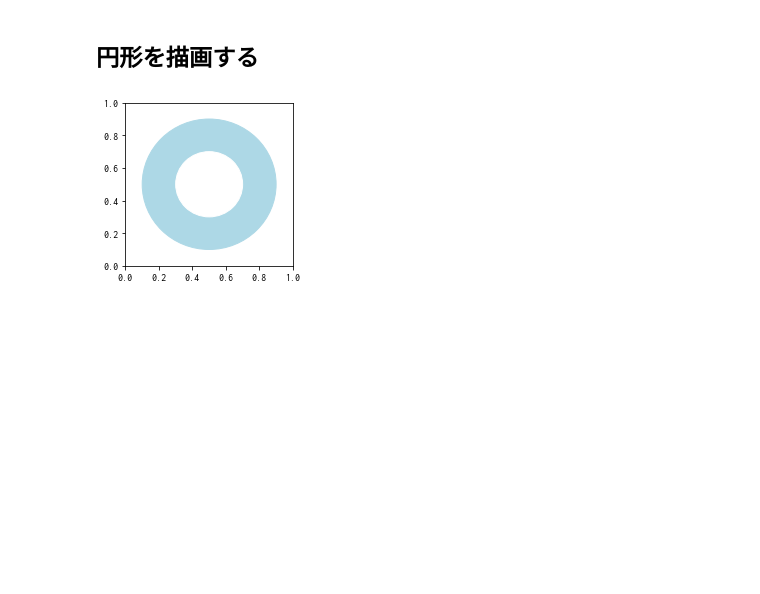
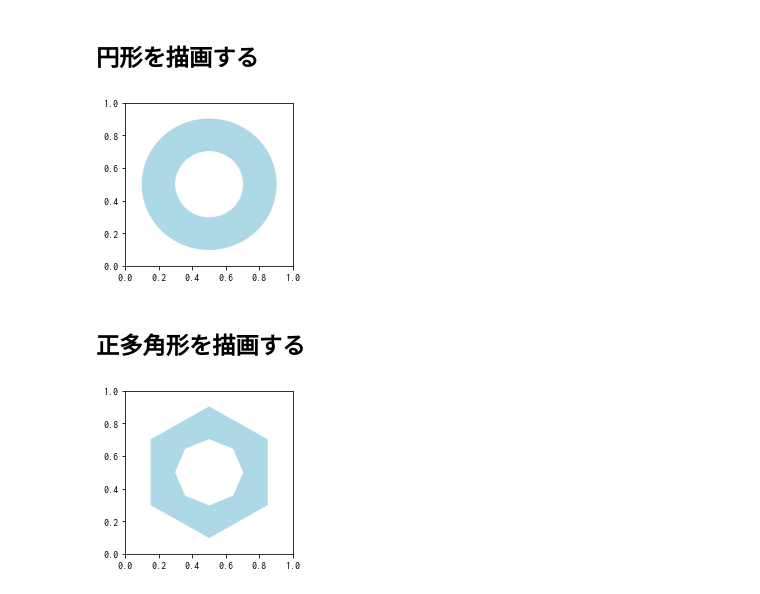
Before and after one commit to yukimura1227/trainings, a Jupyter notebook: jupyter_training/matplotlib_sample/various_shapes.ipynb, the cells around one changed output. Saved outputs shown, nothing was run; the diff lists cells and outputs as text; code cells hidden in the pictures; blank space fills up the shorter version.

```diff
--- a/jupyter_training/matplotlib_sample/various_shapes.ipynb
+++ b/jupyter_training/matplotlib_sample/various_shapes.ipynb
@@ -75,3 +75,19 @@ ax.add_patch(a2)
 plt.show()
 # %% [output]
 [figure]
+# %% [markdown]
+## 正多角形を描画する
+# %%
+# Circle Polygonを描画
+fig = plt.figure(figsize=(3,3))
+ax = fig.add_subplot(1,1,1)
+
+cp1 = mpatches.CirclePolygon(xy=(0.5,0.5), radius=0.4, resolution=6, color="lightblue")
+ax.add_patch(cp1)
+
+cp2 = mpatches.CirclePolygon(xy=(0.5,0.5), radius=0.2, resolution=8, color="white")
+ax.add_patch(cp2)
+
+plt.show()
+# %% [output]
+[figure, added]
```
Also changed, not shown: parts of 3 cells of this notebook.
